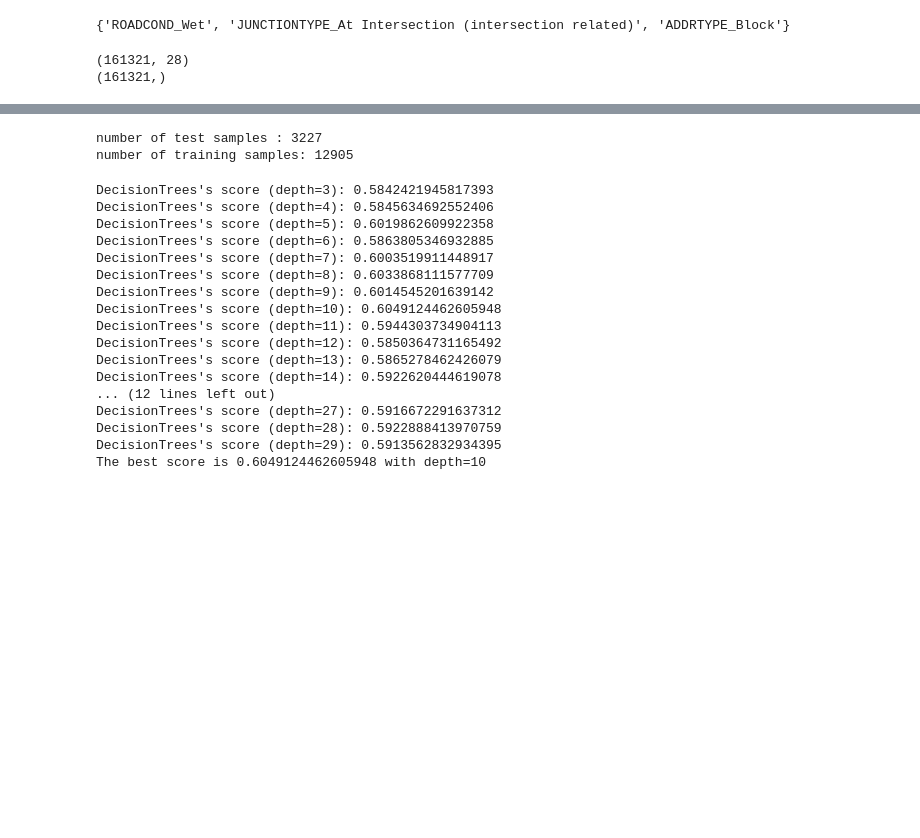
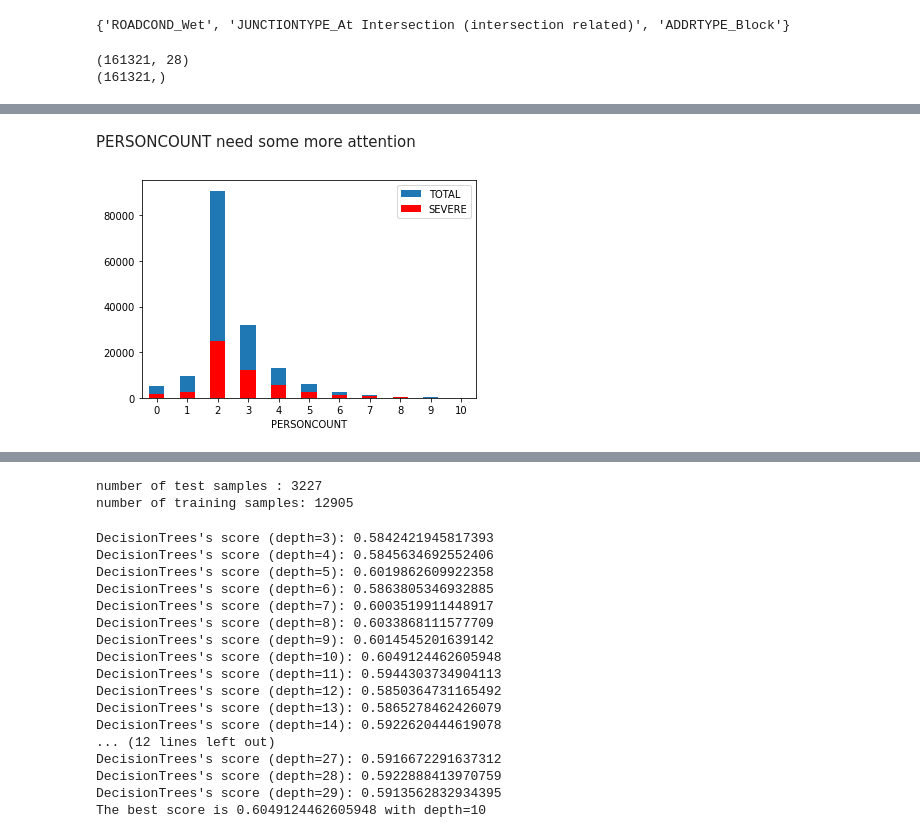
Before and after one commit to strakh/Coursera_Capstone, a Jupyter notebook: capstone.ipynb, the cells around one changed output, grey strips where cells are left out. Cells and saved outputs as stored; diff of their text form; code cells hidden in the pictures; blank space fills up the shorter version.

```diff
--- a/capstone.ipynb
+++ b/capstone.ipynb
@@ -326,0 +390,14 @@ X_columns = X.columns
+# %% [markdown]
+PERSONCOUNT need some more attention
+# %%
+field = 'PERSONCOUNT'
+total = vizX.loc[vizX[field] <= 10].groupby(field).count()[["SEVERITYCODE"]]
+total.columns = ["TOTAL"]
+a = total.plot.bar()
+severe = vizX.loc[vizX[field] <= 10].groupby(field).sum()[["SEVERITYCODE"]]
+severe.columns = ["SEVERE"]
+b= severe.plot.bar(ax=a, color='red')
+plt.xticks(total.index, rotation='horizontal')
+plt.savefig(f"explore_{field}.png")
+# %% [output]
+[figure, added]
```
Also changed, not shown: parts of 20 cells of this notebook, 26 other files.
